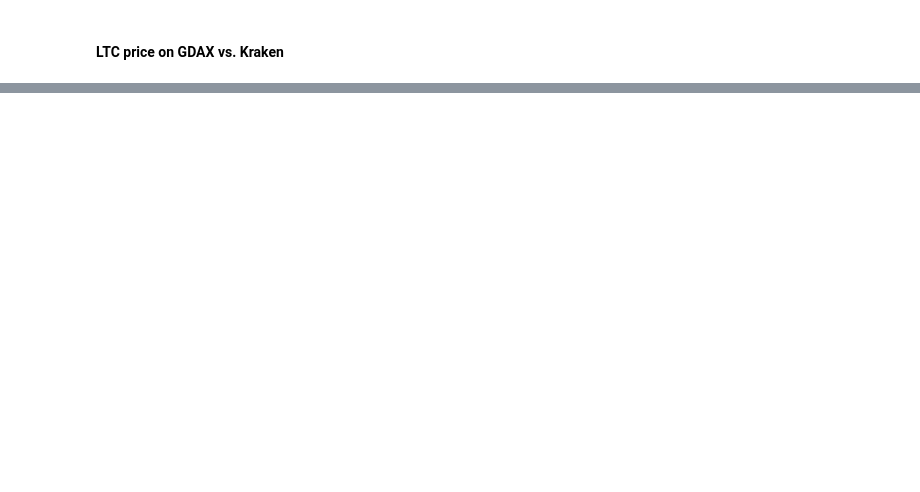
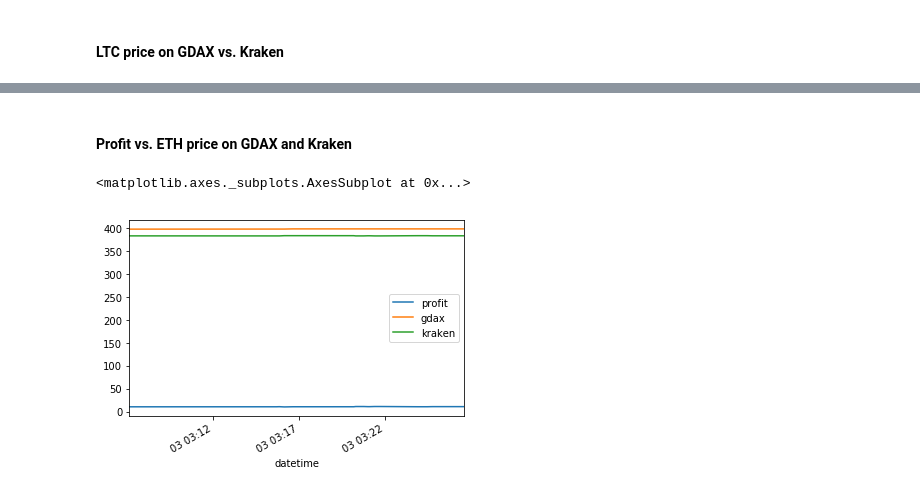
Before and after one commit to brunneis/rbitrage, a Jupyter notebook: arbitrage_analysis.ipynb, the cells around one changed output, grey strips where cells are left out. Saved outputs shown, nothing was run; the diff lists cells and outputs as text; code cells hidden in the pictures; blank space fills up the shorter version.

```diff
--- a/arbitrage_analysis.ipynb
+++ b/arbitrage_analysis.ipynb
@@ -28,0 +34,10 @@ df.plot(kind='hist', y='profit')
+# %%
+df = pd.read_csv("https://egr.brunneis.com/0142c2a2f13c78e9b34ad89c5166c24d7308886a4868ee72d45d5f0d7d8f4d8a/etheur/etheur_" + date + ".csv", parse_dates=True)
+df.datetime= pd.to_datetime(df['datetime'], format='%Y-%m-%d %H:%M:%S.%f')
+# %% [markdown]
+#### Profit vs. ETH price on GDAX and Kraken
+# %%
+df.plot(kind='line', x='datetime', y=['profit', 'gdax', 'kraken'])
+# %% [output]
+<matplotlib.axes._subplots.AxesSubplot at 0x...>
+[figure, added]
```
Also changed, not shown: parts of 21 cells of this notebook.
